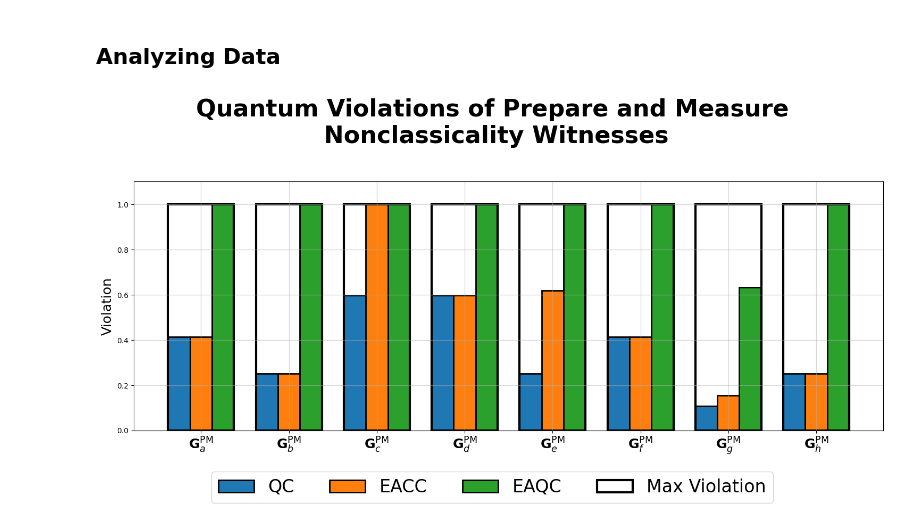
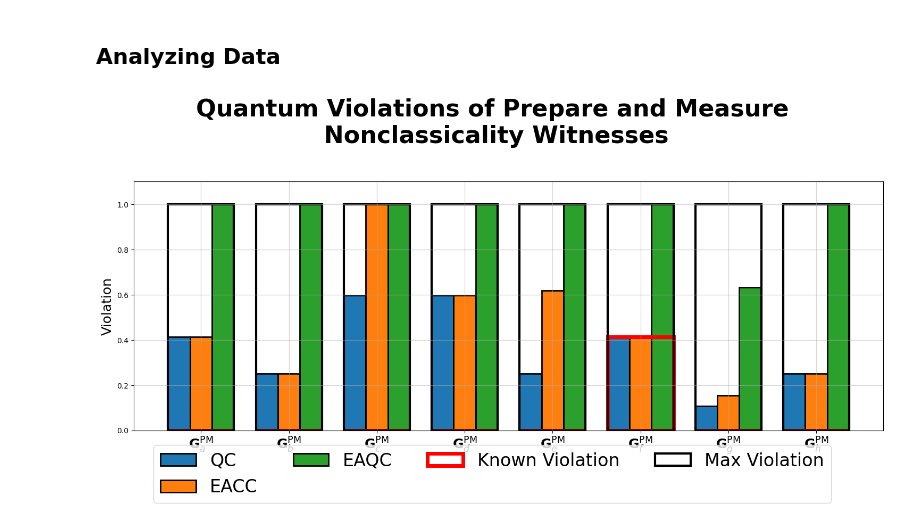
Before and after one commit to ChitambarLab/nonclassicality-in-quantum-communication-networks-supplemental-code, a Jupyter notebook: notebook/prepare_and_measure_violations_plots.ipynb, the cells around one changed output. Drawn from its saved outputs; the diff is of its cells as text; code cells hidden in the pictures.

```diff
--- a/notebook/prepare_and_measure_violations_plots.ipynb
+++ b/notebook/prepare_and_measure_violations_plots.ipynb
@@ -42,7 +42,7 @@ qc_arb_opt_dicts = get_inequality_opt_dicts(data_path, r"qc_arb")
 # %% [markdown]
 ## Analyzing Data
 # %%
-pm_inequalities = mac.prepare_and_measure_inequalities()
+pm_inequalities = src.prepare_and_measure_inequalities()
 
 
 def analyze_data(game_opt_dicts, inequalities):
@@ -82,6 +82,16 @@ x_labels = [
     r"$\mathbf{G}_f^{\rm{PM}}$",
     r"$\mathbf{G}_g^{\rm{PM}}$",
     r"$\mathbf{G}_h^{\rm{PM}}$",
+]
+known_violations = [
+    (3 + np.sqrt(2) - 4) / (5 - 4),
+    0,
+    0,
+    0,
+    0,
+    (4 + 2*np.sqrt(2) - 6)/(8 - 6),
+    0,
+    0,
 ]
 width = 1/4
 
@@ -94,31 +104,32 @@ ax1.bar(x_axis-1*width, qc_arb_max_violations, width=width, label="QC", edgecolo
 ax1.bar(x_axis+0*width, eacc_arb_max_violations, width=width, label="EACC", edgecolor="black",linewidth=2)
 
 ax1.bar(x_axis+1*width, eaqc_arb_max_violations, width=width, label="EAQC", edgecolor="black",linewidth=2)
 
 
 
+plt.bar(x_axis+0*width, known_violations, width=1-width,  label="Known Violation", edgecolor="red", linewidth=5, fill=False)
 
 
 plt.bar(x_axis+0*width, [1]*len(pm_inequalities), width=1-width,  label="Max Violation", edgecolor="black", linewidth=3, fill=False)
 
 ax1.set_xticks(x_axis, x_labels, fontsize=18)
 # ax1.set_yticks(fontsize=24)
 ax1.set_ylabel("Violation", fontsize=18)
 
 # ax2.set_yticks(fontsize=24)
 
 # ax2.set_ylabel("Violation", fontsize=24)
 
 fig.suptitle("Quantum Violations of Prepare and Measure\n Nonclassicality Witnesses\n", size=32, fontweight="bold")
 
 
 ax1.set_ylim([0,1.1])
 plt.figlegend(loc="lower center", ncols = 4, fontsize=24)
 
 # plt.legend(fontsize=20, ncol=3)
 plt.tight_layout()
 fig.subplots_adjust(bottom=0.2)
 
 plt.show()
 # %% [output]
-[figure, old version]
+[figure, new version]
```
Also changed, not shown: parts of 1 cell of this notebook, 1 other file.
